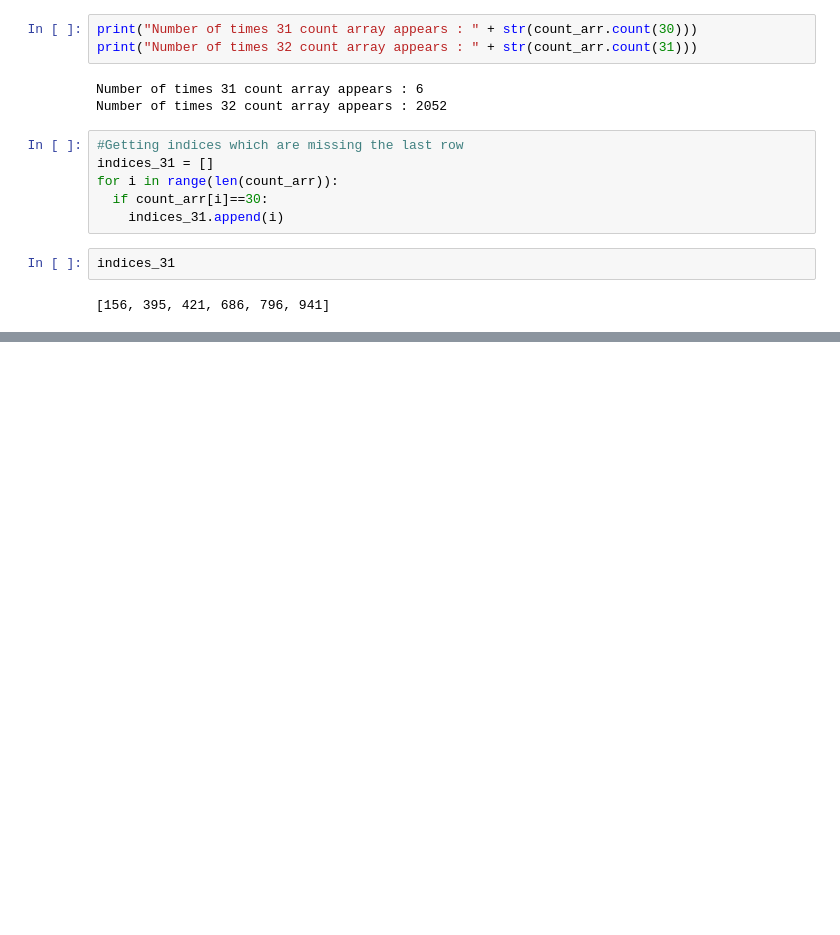
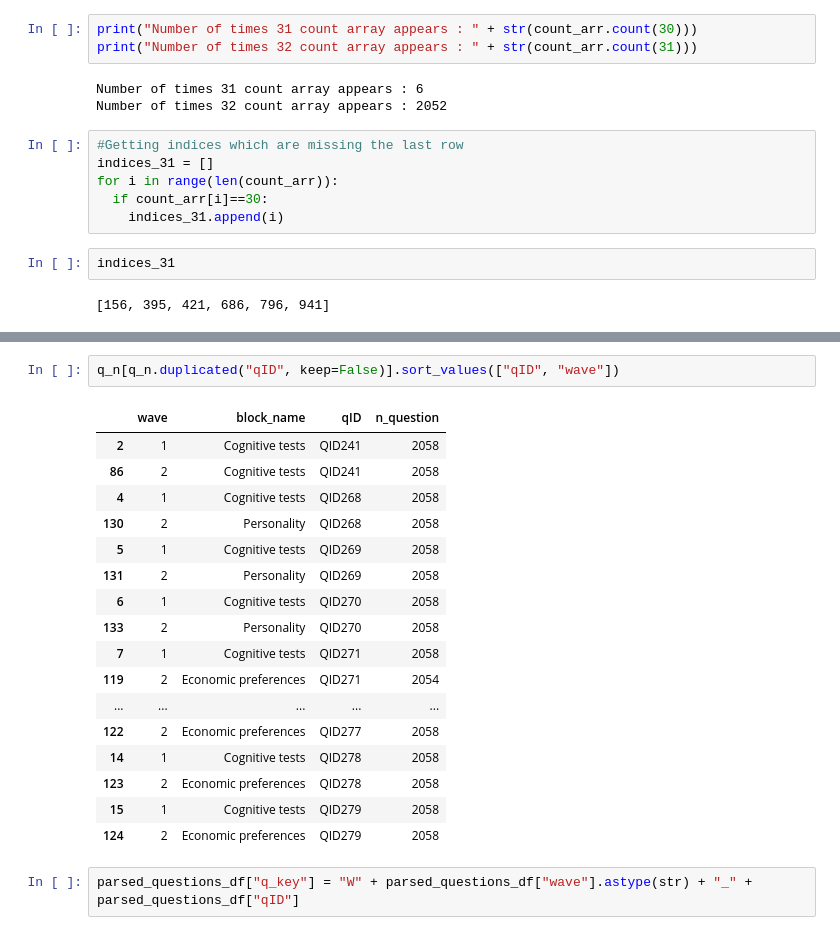
Before and after one commit to yashMaheshBangera/large-behavior-model-twin2k, a Jupyter notebook: notebooks/01_explore.ipynb, the cells around one changed output, grey strips where cells are left out. Drawn from its saved outputs; the diff is of its cells as text; blank space fills up the shorter version.

```diff
--- a/notebooks/01_explore.ipynb
+++ b/notebooks/01_explore.ipynb
@@ -237,0 +277,22 @@ current_persona_0
+# %%
+q_n[q_n.duplicated("qID", keep=False)].sort_values(["qID", "wave"])
+# %% [output]
+|  | wave | block_name | qID | n_question |
+| 2 | 1 | Cognitive tests | QID241 | 2058 |
+| 86 | 2 | Cognitive tests | QID241 | 2058 |
+| 4 | 1 | Cognitive tests | QID268 | 2058 |
+| 130 | 2 | Personality | QID268 | 2058 |
+| 5 | 1 | Cognitive tests | QID269 | 2058 |
+| 131 | 2 | Personality | QID269 | 2058 |
+| 6 | 1 | Cognitive tests | QID270 | 2058 |
+| 133 | 2 | Personality | QID270 | 2058 |
+| 7 | 1 | Cognitive tests | QID271 | 2058 |
+| 119 | 2 | Economic preferences | QID271 | 2054 |
+| ... | ... | ... | ... | ... |
+| 122 | 2 | Economic preferences | QID277 | 2058 |
+| 14 | 1 | Cognitive tests | QID278 | 2058 |
+| 123 | 2 | Economic preferences | QID278 | 2058 |
+| 15 | 1 | Cognitive tests | QID279 | 2058 |
+| 124 | 2 | Economic preferences | QID279 | 2058 |
+# %%
+parsed_questions_df["q_key"] = "W" + parsed_questions_df["wave"].astype(str) + "_" + parsed_questions_df["qID"]
```
Also changed, not shown: parts of 49 cells of this notebook.
